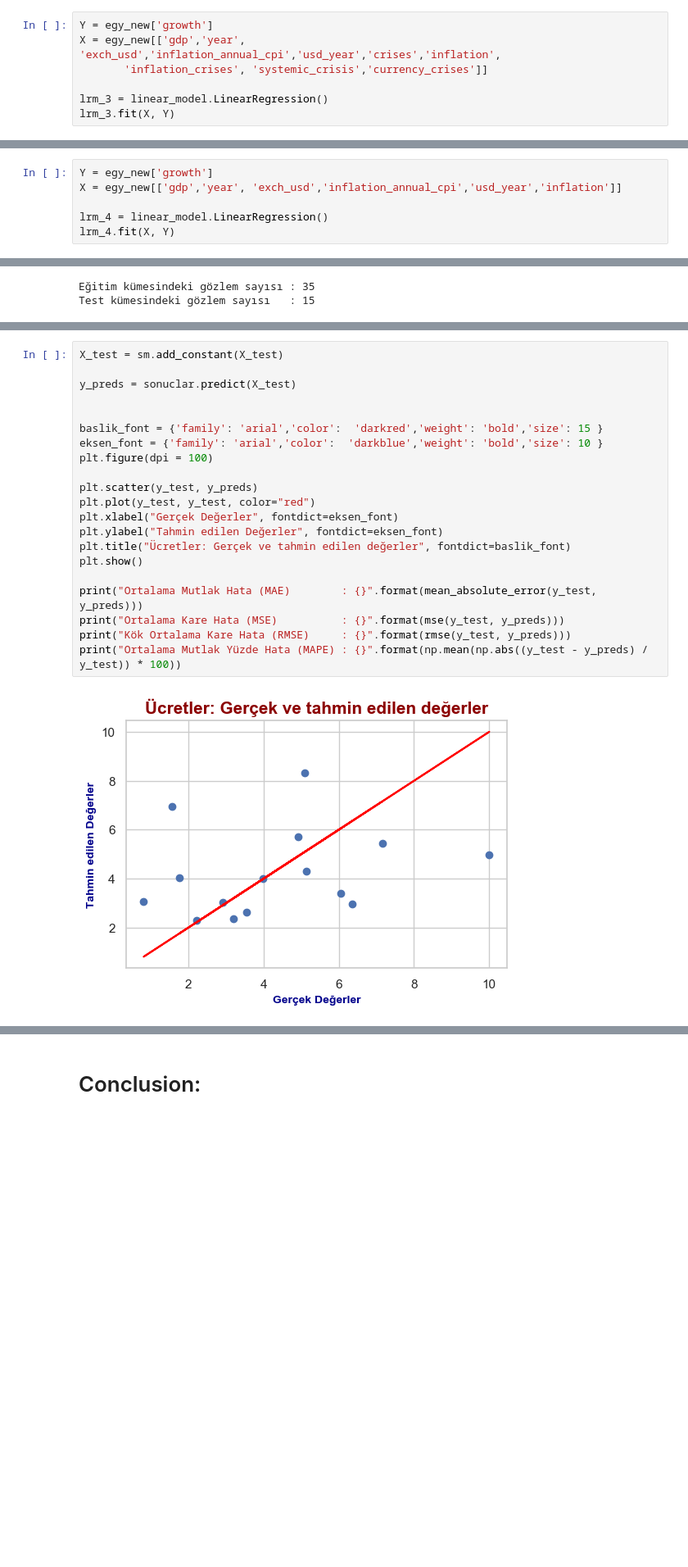
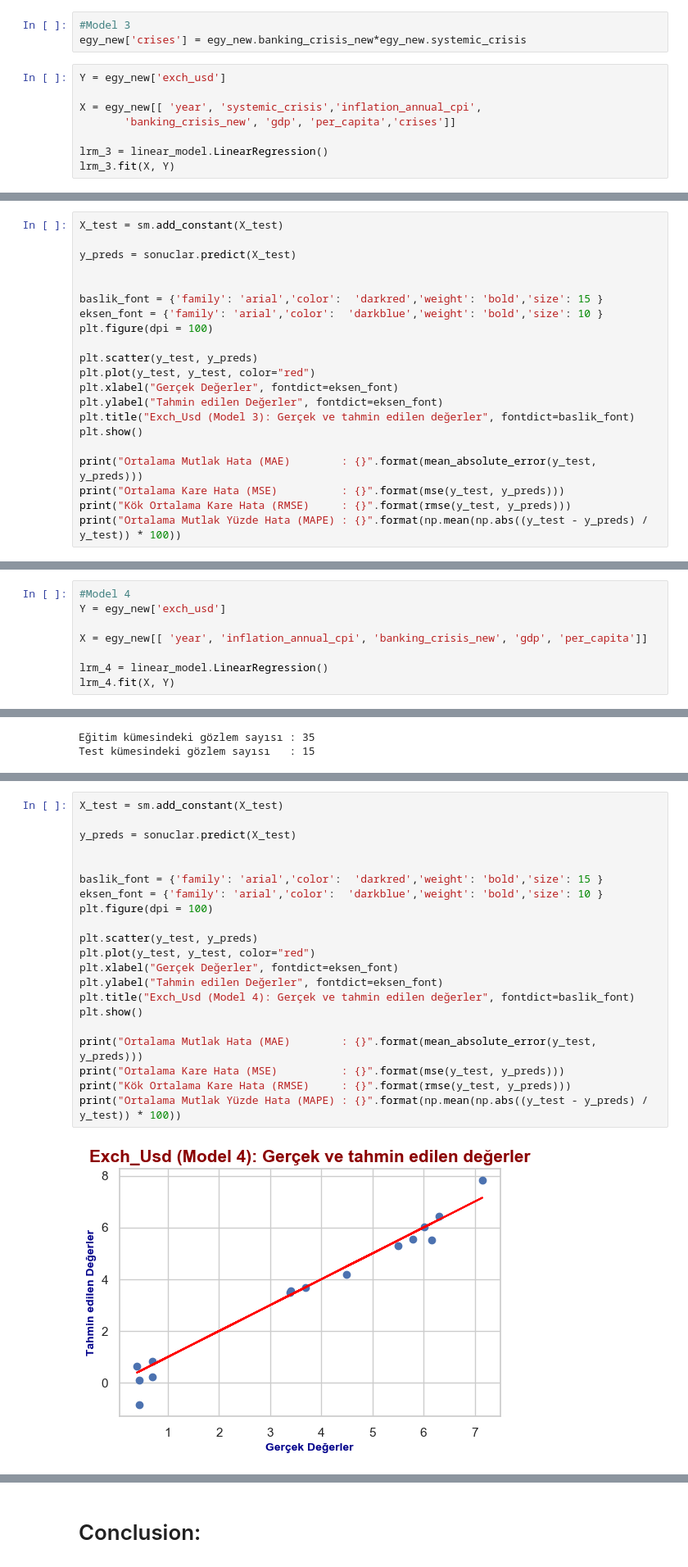
Before and after one commit to mehmetfatihdata/BOOTCAMP_2, a Jupyter notebook: PROJECT_REGRESSİON_CRISES.ipynb, the cells around one changed output, grey strips where cells are left out. Shown at 82% size. Cells and saved outputs as stored; diff of their text form; blank space fills up the shorter version.

```diff
--- a/PROJECT_REGRESSİON_CRISES.ipynb
+++ b/PROJECT_REGRESSİON_CRISES.ipynb
@@ -324,7 +383,11 @@ egy_new['inflation']= egy_new.inflation_crises*egy_new.inflation_annual_cpi
+# %%
+#Model 3
+egy_new['crises'] = egy_new.banking_crisis_new*egy_new.systemic_crisis
 # %%
-Y = egy_new['growth']
-X = egy_new[['gdp','year', 'exch_usd','inflation_annual_cpi','usd_year','crises','inflation',
-       'inflation_crises', 'systemic_crisis','currency_crises']]
+Y = egy_new['exch_usd']
+
+X = egy_new[[ 'year', 'systemic_crisis','inflation_annual_cpi',
+       'banking_crisis_new', 'gdp', 'per_capita','crises']]
 
 lrm_3 = linear_model.LinearRegression()
 lrm_3.fit(X, Y)
@@ -376,0 +437,21 @@ strong multicollinearity or other numerical problems.
+# %%
+X_test = sm.add_constant(X_test)
+
+y_preds = sonuclar.predict(X_test)
+
+
+baslik_font = {'family': 'arial','color':  'darkred','weight': 'bold','size': 15 }
+eksen_font = {'family': 'arial','color':  'darkblue','weight': 'bold','size': 10 }
+plt.figure(dpi = 100)
+
+plt.scatter(y_test, y_preds)
+plt.plot(y_test, y_test, color="red")
+plt.xlabel("Gerçek Değerler", fontdict=eksen_font)
+plt.ylabel("Tahmin edilen Değerler", fontdict=eksen_font)
+plt.title("Exch_Usd (Model 3): Gerçek ve tahmin edilen değerler", fontdict=baslik_font)
+plt.show()
+
+print("Ortalama Mutlak Hata (MAE)        : {}".format(mean_absolute_error(y_test, y_preds)))
+print("Ortalama Kare Hata (MSE)          : {}".format(mse(y_test, y_preds)))
+print("Kök Ortalama Kare Hata (RMSE)     : {}".format(rmse(y_test, y_preds)))
+print("Ortalama Mutlak Yüzde Hata (MAPE) : {}".format(np.mean(np.abs((y_test - y_preds) / y_test)) * 100))
@@ -377,6 +464,8 @@ strong multicollinearity or other numerical problems.
 # %%
-Y = egy_new['growth']
-X = egy_new[['gdp','year', 'exch_usd','inflation_annual_cpi','usd_year','inflation']]
+#Model 4
+Y = egy_new['exch_usd']
+
+X = egy_new[[ 'year', 'inflation_annual_cpi', 'banking_crisis_new', 'gdp', 'per_capita']]
 
 lrm_4 = linear_model.LinearRegression()
 lrm_4.fit(X, Y)
@@ -425,23 +513,23 @@ strong multicollinearity or other numerical problems.
 # %%
 X_test = sm.add_constant(X_test)
 
 y_preds = sonuclar.predict(X_test)
 
 
 baslik_font = {'family': 'arial','color':  'darkred','weight': 'bold','size': 15 }
 eksen_font = {'family': 'arial','color':  'darkblue','weight': 'bold','size': 10 }
 plt.figure(dpi = 100)
 
 plt.scatter(y_test, y_preds)
 plt.plot(y_test, y_test, color="red")
 plt.xlabel("Gerçek Değerler", fontdict=eksen_font)
 plt.ylabel("Tahmin edilen Değerler", fontdict=eksen_font)
-plt.title("Ücretler: Gerçek ve tahmin edilen değerler", fontdict=baslik_font)
+plt.title("Exch_Usd (Model 4): Gerçek ve tahmin edilen değerler", fontdict=baslik_font)
 plt.show()
 
 print("Ortalama Mutlak Hata (MAE)        : {}".format(mean_absolute_error(y_test, y_preds)))
 print("Ortalama Kare Hata (MSE)          : {}".format(mse(y_test, y_preds)))
 print("Kök Ortalama Kare Hata (RMSE)     : {}".format(rmse(y_test, y_preds)))
 print("Ortalama Mutlak Yüzde Hata (MAPE) : {}".format(np.mean(np.abs((y_test - y_preds) / y_test)) * 100))
 # %% [output]
-[figure, old version]
+[figure, new version]
```
Also changed, not shown: parts of 42 cells of this notebook.
